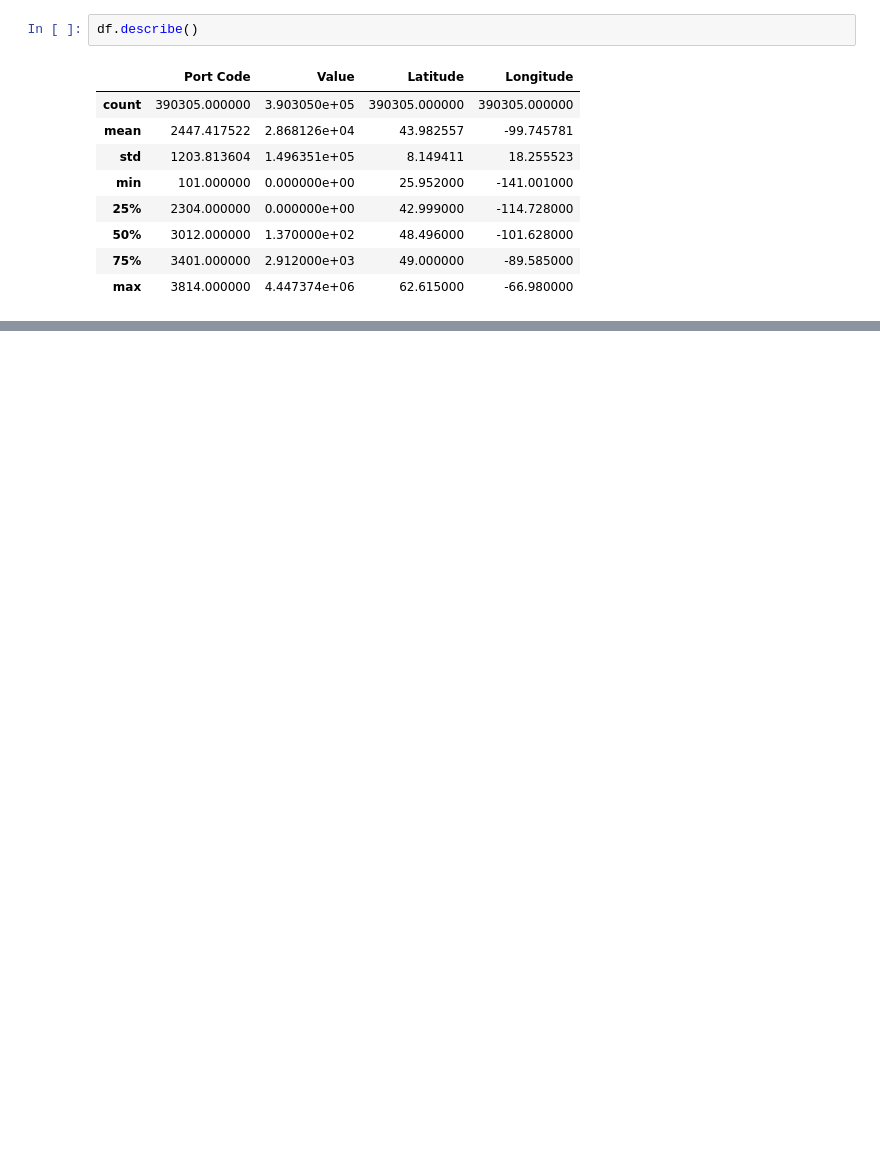
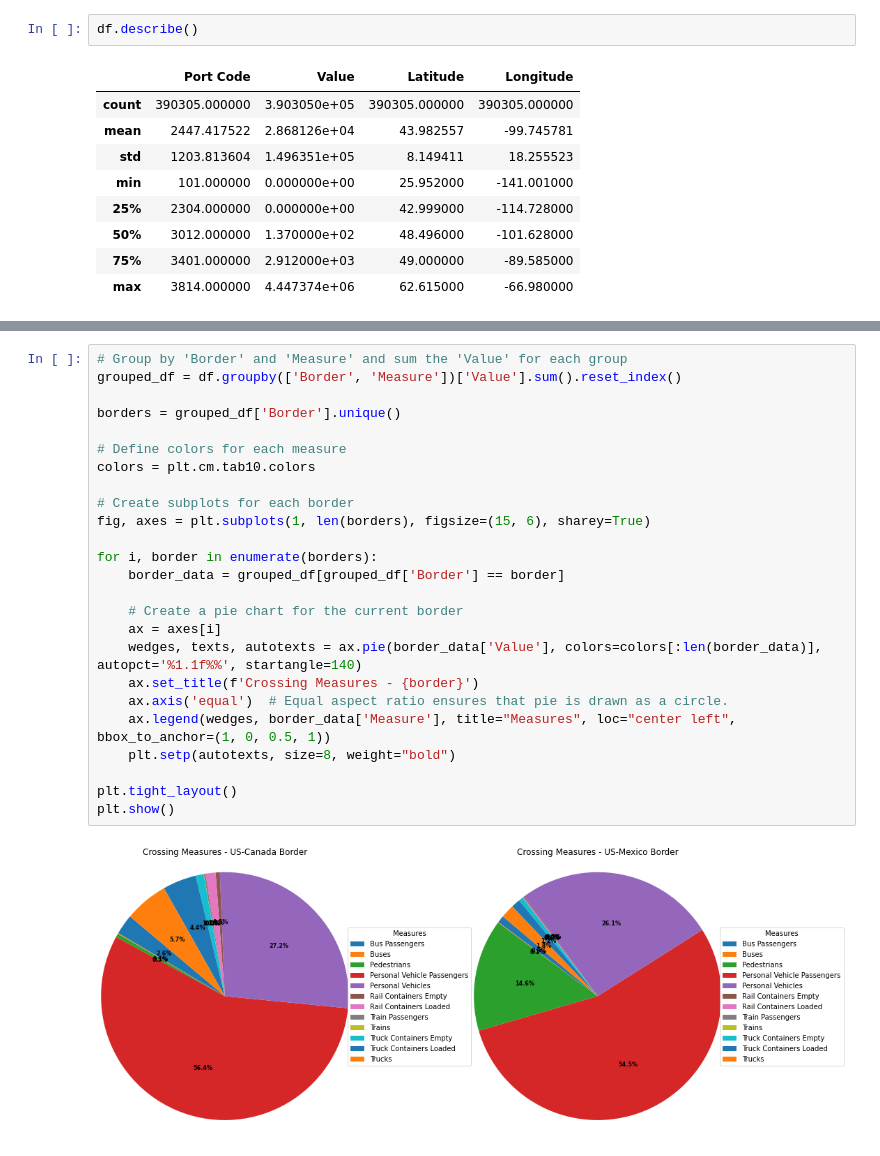
Before and after one commit to Alec12/data-science-secondary-projects, a Jupyter notebook: Data-Analytics-Portfolio/Border-Crossing-Entry-Analysis/border-crossing-entry-analysis.ipynb, the cells around one changed output, grey strips where cells are left out. Drawn from its saved outputs; the diff is of its cells as text; blank space fills up the shorter version.

```diff
--- a/Data-Analytics-Portfolio/Border-Crossing-Entry-Analysis/border-crossing-entry-analysis.ipynb
+++ b/Data-Analytics-Portfolio/Border-Crossing-Entry-Analysis/border-crossing-entry-analysis.ipynb
@@ -109,0 +120,27 @@ gmaps.figure(center=(37.0902, -95.7129), zoom_level=4)
+# %%
+# Group by 'Border' and 'Measure' and sum the 'Value' for each group
+grouped_df = df.groupby(['Border', 'Measure'])['Value'].sum().reset_index()
+
+borders = grouped_df['Border'].unique()
+
+# Define colors for each measure
+colors = plt.cm.tab10.colors
+
+# Create subplots for each border
+fig, axes = plt.subplots(1, len(borders), figsize=(15, 6), sharey=True)
+
+for i, border in enumerate(borders):
+    border_data = grouped_df[grouped_df['Border'] == border]
+
+    # Create a pie chart for the current border
+    ax = axes[i]
+    wedges, texts, autotexts = ax.pie(border_data['Value'], colors=colors[:len(border_data)], autopct='%1.1f%%', startangle=140)
+    ax.set_title(f'Crossing Measures - {border}')
+    ax.axis('equal')  # Equal aspect ratio ensures that pie is drawn as a circle.
+    ax.legend(wedges, border_data['Measure'], title="Measures", loc="center left", bbox_to_anchor=(1, 0, 0.5, 1))
+    plt.setp(autotexts, size=8, weight="bold")
+
+plt.tight_layout()
+plt.show()
+# %% [output]
+[figure, added]
```
Also changed, not shown: parts of 22 cells of this notebook, 1 other file.
